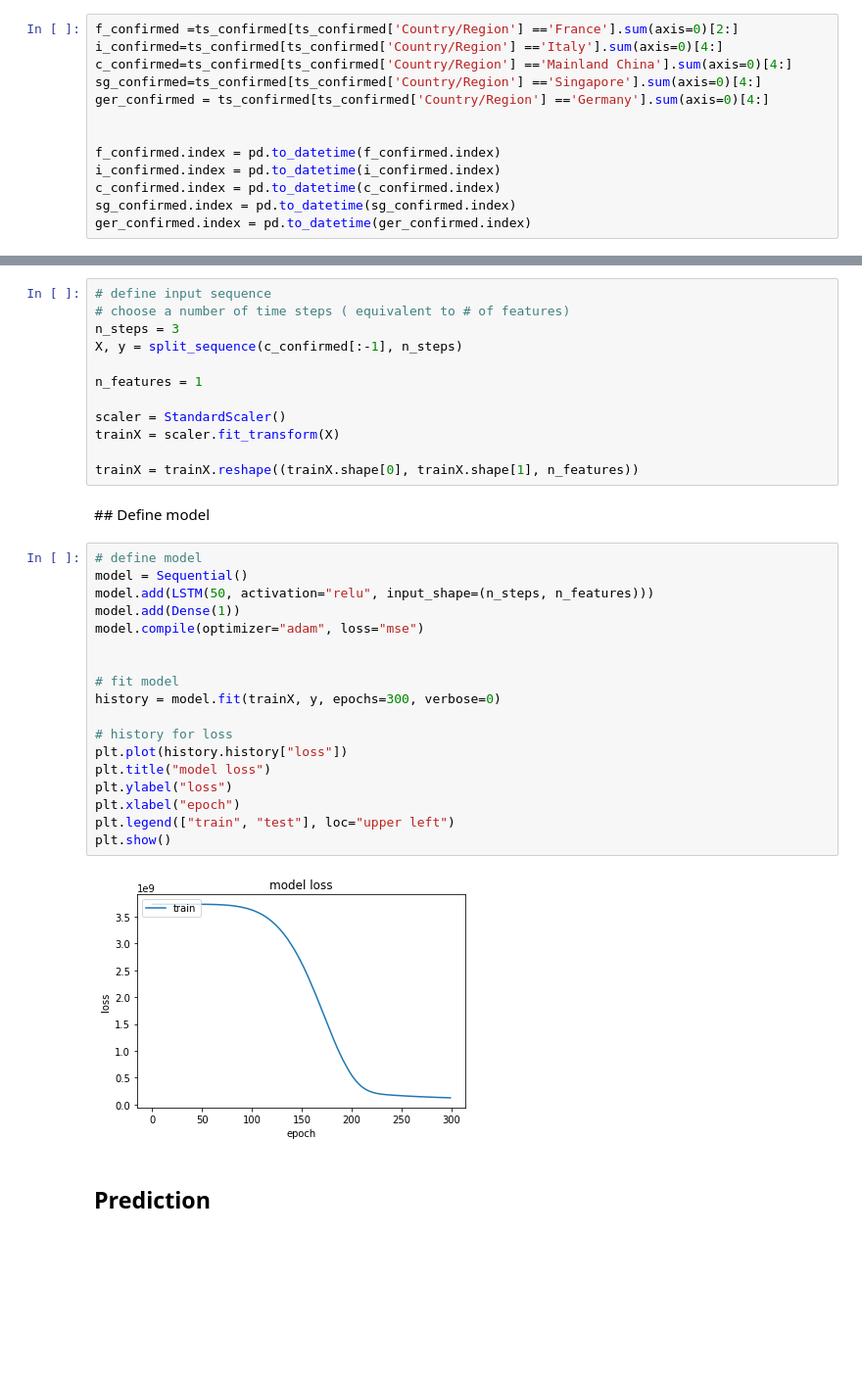
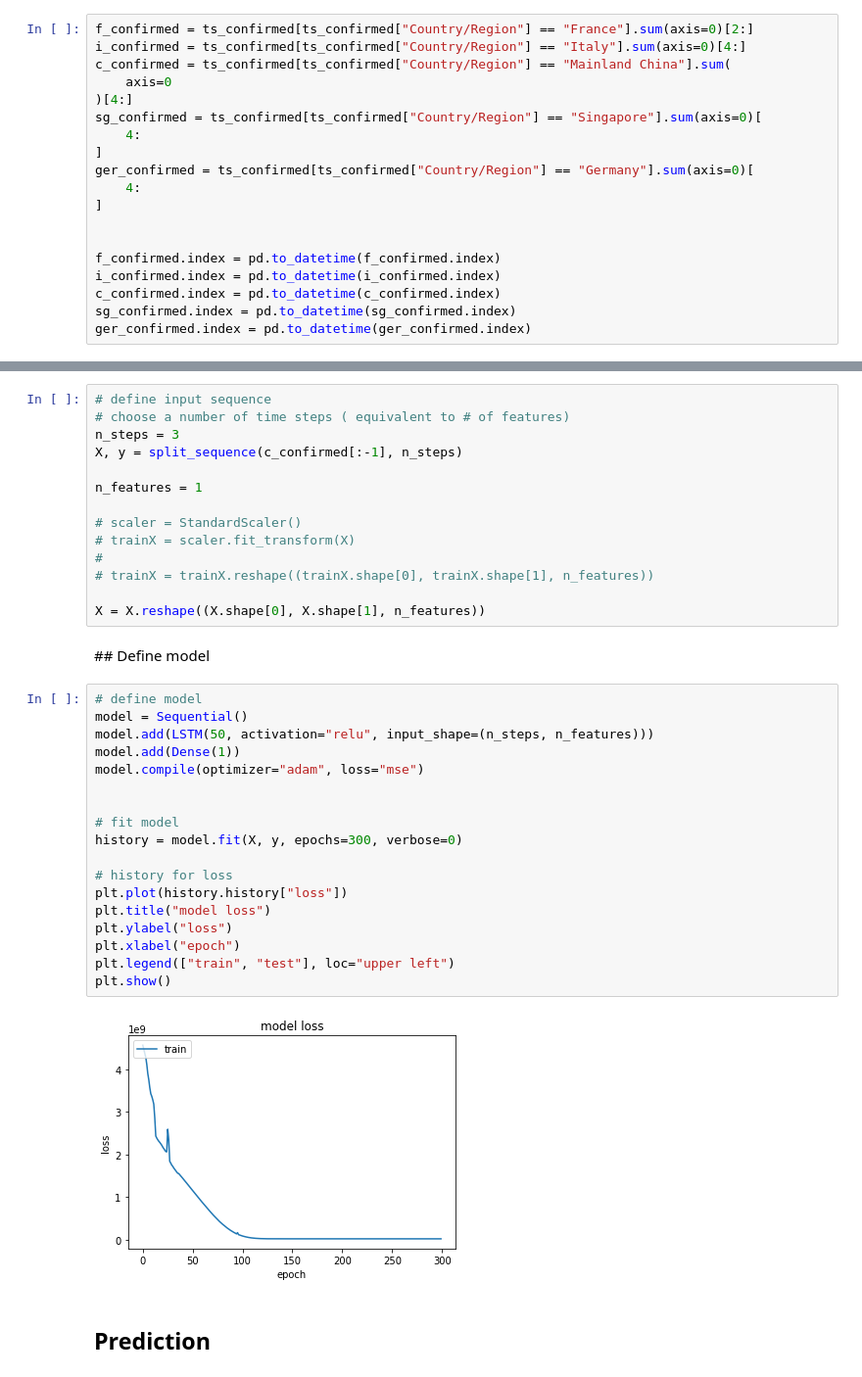
Before and after one commit to AmineDiro/Prediction-COVID19-France-, a Jupyter notebook: EDA.ipynb, the cells around one changed output, grey strips where cells are left out. Shown at 98% size. Cells and saved outputs as stored; diff of their text form; blank space fills up the shorter version.

```diff
--- a/EDA.ipynb
+++ b/EDA.ipynb
@@ -28,9 +47,15 @@ Construction des series temporels des cas confirmés
 # %%
-f_confirmed =ts_confirmed[ts_confirmed['Country/Region'] =='France'].sum(axis=0)[2:]
-i_confirmed=ts_confirmed[ts_confirmed['Country/Region'] =='Italy'].sum(axis=0)[4:]
-c_confirmed=ts_confirmed[ts_confirmed['Country/Region'] =='Mainland China'].sum(axis=0)[4:]
-sg_confirmed=ts_confirmed[ts_confirmed['Country/Region'] =='Singapore'].sum(axis=0)[4:]
-ger_confirmed = ts_confirmed[ts_confirmed['Country/Region'] =='Germany'].sum(axis=0)[4:]
+f_confirmed = ts_confirmed[ts_confirmed["Country/Region"] == "France"].sum(axis=0)[2:]
+i_confirmed = ts_confirmed[ts_confirmed["Country/Region"] == "Italy"].sum(axis=0)[4:]
+c_confirmed = ts_confirmed[ts_confirmed["Country/Region"] == "Mainland China"].sum(
+    axis=0
+)[4:]
+sg_confirmed = ts_confirmed[ts_confirmed["Country/Region"] == "Singapore"].sum(axis=0)[
+    4:
+]
+ger_confirmed = ts_confirmed[ts_confirmed["Country/Region"] == "Germany"].sum(axis=0)[
+    4:
+]
 
 
 f_confirmed.index = pd.to_datetime(f_confirmed.index)
@@ -277,32 +371,34 @@ X, y = split_sequence(c_confirmed[:-1], n_steps)
 
 n_features = 1
 
-scaler = StandardScaler()
-trainX = scaler.fit_transform(X)
+# scaler = StandardScaler()
+# trainX = scaler.fit_transform(X)
+#
+# trainX = trainX.reshape((trainX.shape[0], trainX.shape[1], n_features))
 
-trainX = trainX.reshape((trainX.shape[0], trainX.shape[1], n_features))
+X = X.reshape((X.shape[0], X.shape[1], n_features))
 # %% [markdown]
 ## Define model
 # %%
 # define model
 model = Sequential()
 model.add(LSTM(50, activation="relu", input_shape=(n_steps, n_features)))
 model.add(Dense(1))
 model.compile(optimizer="adam", loss="mse")
 
 
 # fit model
-history = model.fit(trainX, y, epochs=300, verbose=0)
+history = model.fit(X, y, epochs=300, verbose=0)
 
 # history for loss
 plt.plot(history.history["loss"])
 plt.title("model loss")
 plt.ylabel("loss")
 plt.xlabel("epoch")
 plt.legend(["train", "test"], loc="upper left")
 plt.show()
 # %% [output]
-[figure, old version]
+[figure, new version]
 # %% [markdown]
 ## Prediction
 # %%
```
Also changed, not shown: parts of 32 cells of this notebook, 1 other file.
